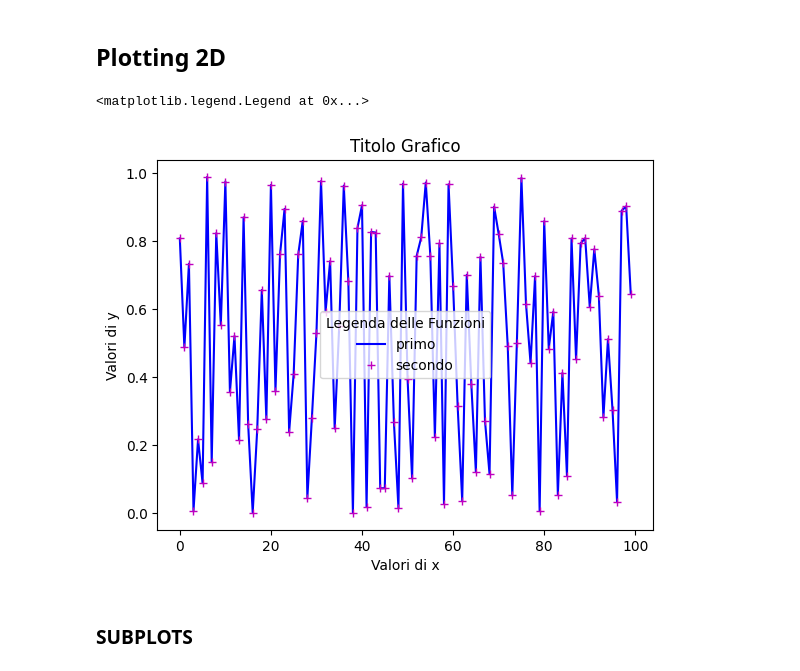
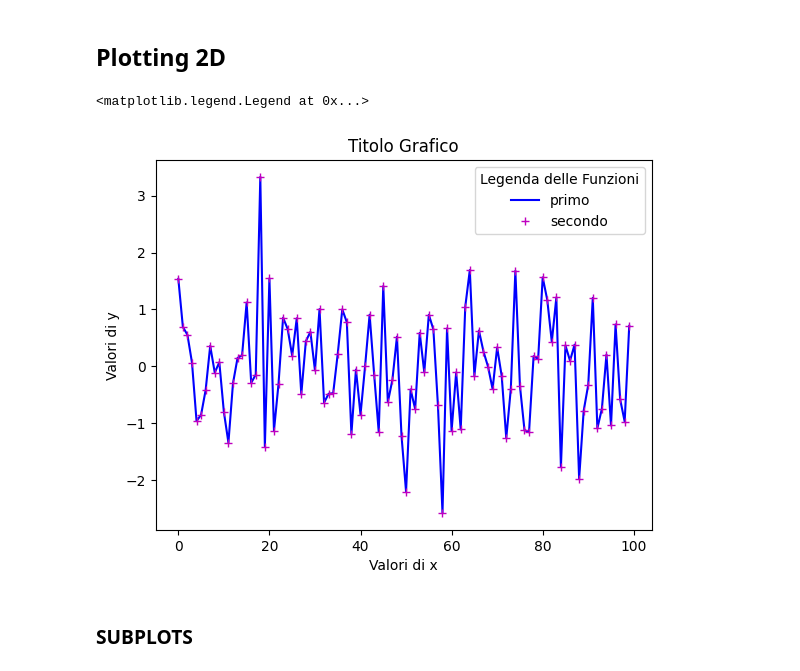
Before and after one commit to IacopoFerrari/corso_data_analisi_Giugno2024, a Jupyter notebook: L2/intro_numpy/02_numpy_matplotlib.ipynb, the cells around one changed output. Saved outputs shown, nothing was run; the diff lists cells and outputs as text; code cells hidden in the pictures.

```diff
--- a/L2/intro_numpy/02_numpy_matplotlib.ipynb
+++ b/L2/intro_numpy/02_numpy_matplotlib.ipynb
@@ -150,30 +161,29 @@ S.shape =  (4, 5, 3)
 # %% [markdown]
 ## Plotting 2D
 # %%
-%matplotlib inline
 # innanzitutto assicurarsi di avere importato matplotlib, ad esempio con
 # il comando "import matplotlib.pyplot as plt" presente all'inizio di
 # questo notebook.
 # Ora, c'è una sequenza obbligata di comandi per creare un grafico:
 
 # creare la figura, eventualmente assegnandole un numero identificativo:
-plt.figure(44)
+plt.figure()
 
-v = np.random.rand(100)
+v = np.random.randn(100)
 # creare il grafico, da uno o più vettori NumPy:
 plt.plot(v,'b-') # in questo caso le ascisse sono implicitamente date
                  # dagli indici del vettore "v"
 plt.plot(range(len(v)),v,'m+') # stessa cosa, ma qui le ascisse sono date
                  # esplicitamente
 plt.title("Titolo Grafico")
 plt.xlabel('Valori di x')
 plt.ylabel('Valori di y')
 plt.legend(['primo','secondo'],title='Legenda delle Funzioni')
 
 #plt.show()   # mostra a video i grafici definiti nella cella, NON necessario
 # %% [output]
 <matplotlib.legend.Legend at 0x...>
-[figure, old version]
+[figure, new version]
 # %% [markdown]
 ### SUBPLOTS
 # %%
```
Also changed, not shown: parts of 8 cells of this notebook, 8 other files.
